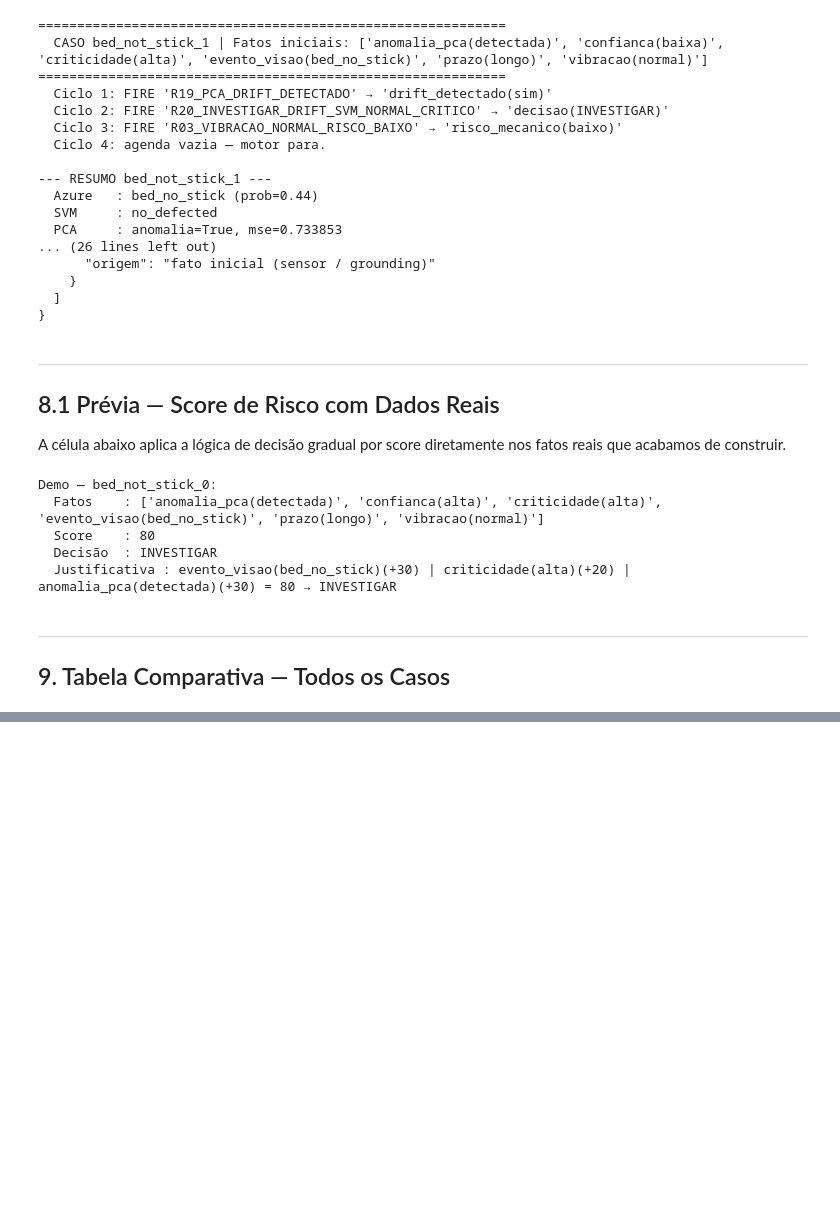
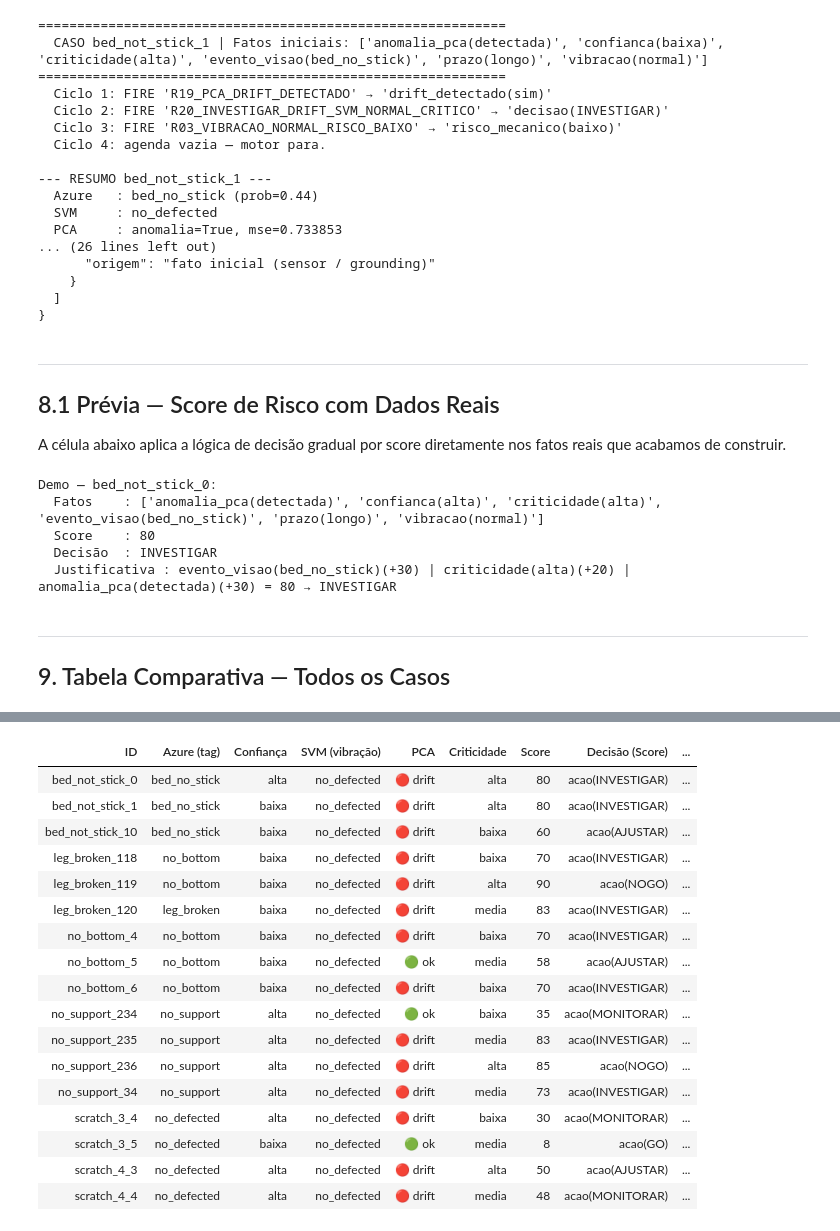
Before and after one commit to Luiznunes13/Projeto_pos_IA, a Jupyter notebook: Aula_6_Integracao_Outputs_IA_SBC_Laboratório_atualizado.ipynb, the cells around one changed output, grey strips where cells are left out. Saved outputs shown, nothing was run; the diff lists cells and outputs as text; code cells hidden in the pictures; blank space fills up the shorter version.

```diff
--- a/Aula_6_Integracao_Outputs_IA_SBC_Laboratório_atualizado.ipynb
+++ b/Aula_6_Integracao_Outputs_IA_SBC_Laboratório_atualizado.ipynb
@@ -1666,0 +1819,68 @@ do Azure é exatamente o trabalho do projeto final.
+# %%
+# ============================================================
+# TABELA COMPARATIVA INTEGRADA — Motor (37 regras) vs Score
+# Mesma estrutura visual da tabela anterior, agora com motor integrado.
+# ============================================================
+
+linhas_integradas = []
+for item in IMAGENS:
+    pid = item['id']
+    eng_int, res_int, sc_val, sc_acao = rodar_motor_integrado(pid, verbose=False)
+    out = OUTPUTS_BRUTOS[pid]
+    ctx = df_contexto.loc[pid].to_dict()
+    prob = out['azure']['probabilidade']
+
+    pca_info = out.get('pca', {})
+    pca_str  = '🔴 drift' if pca_info.get('anomalia', False) else '🟢 ok'
+
+    # Justificativa do score (para referência)
+    _, _, justif = calcular_score(list(FATOS_REAIS[pid]), confianca_num=prob)
+
+    linhas_integradas.append({
+        'ID':                    pid,
+        'Azure (tag)':           out['azure']['tag'],
+        'Confiança':             'alta' if prob >= LIMITES['confianca_alta'] else 'baixa',
+        'SVM (vibração)':        out['svm']['classe'],
+        'PCA':                   pca_str,
+        'Criticidade':           ctx['criticidade'],
+        'Score':                 sc_val,
+        'Decisão (Score)':       f'acao({sc_acao})',
+        'Decisão (Integrada)':   res_int['decisao'],
+        'Justificativa (Score)': justif,
+    })
+
+df_integrado = pd.DataFrame(linhas_integradas)
+
+def colorir_decisao_int(val):
+    cores = {
+        'decisao(GO)':         'background-color: #2ecc71; color: white; font-weight: bold',
+        'acao(GO)':            'background-color: #2ecc71; color: white; font-weight: bold',
+        'decisao(MONITORAR)':  'background-color: #a8e6a3; color: black; font-weight: bold',
+        'acao(MONITORAR)':     'background-color: #a8e6a3; color: black; font-weight: bold',
+        'decisao(AJUSTAR)':    'background-color: #f39c12; color: white; font-weight: bold',
+        'acao(AJUSTAR)':       'background-color: #f39c12; color: white; font-weight: bold',
+        'decisao(INVESTIGAR)': 'background-color: #e67e22; color: white; font-weight: bold',
+        'acao(INVESTIGAR)':    'background-color: #e67e22; color: white; font-weight: bold',
+        'decisao(NOGO)':       'background-color: #e74c3c; color: white; font-weight: bold',
+        'acao(NOGO)':          'background-color: #e74c3c; color: white; font-weight: bold',
+    }
+    return cores.get(val, '')
+
+display(
+    df_integrado.style
+    .map(colorir_decisao_int, subset=['Decisão (Score)', 'Decisão (Integrada)'])
+    .set_caption('Projeto Final — Motor Integrado (37 regras = 32 específicas + 5 score)')
+    .set_table_styles([
+        {'selector': 'caption', 'props': [('font-size', '16px'), ('font-weight', 'bold'), ('padding', '10px')]},
+        {'selector': 'th', 'props': [('background-color', '#2c3e50'), ('color', 'white'), ('font-size', '13px'), ('padding', '8px 12px')]},
+        {'selector': 'td', 'props': [('padding', '8px 12px'), ('font-size', '13px'), ('border-bottom', '1px solid #ddd')]},
+        {'selector': 'tr:hover', 'props': [('background-color', '#f5f5f5')]},
+    ])
+    .hide(axis='index')
+)
+
+# Comparação: quantas vezes o motor integrado e o score divergem
+divergencias = sum(1 for l in linhas_integradas if l['Decisão (Score)'] != f"acao({l['Decisão (Integrada)'].split('(')[1]}")
+print(f'\n📊 Divergências Motor Integrado vs Score: {divergencias} de {len(linhas_integradas)} peças')
+print('   (Quando divergem, a regra específica prevaleceu sobre o score)')
+# %% [output]
@@ -1666,0 +1888,18 @@ do Azure é exatamente o trabalho do projeto final.
+| ID | Azure (tag) | Confiança | SVM (vibração) | PCA | Criticidade | Score | Decisão (Score) | ... |
+| bed_not_stick_0 | bed_no_stick | alta | no_defected | 🔴 drift | alta | 80 | acao(INVESTIGAR) | ... |
+| bed_not_stick_1 | bed_no_stick | baixa | no_defected | 🔴 drift | alta | 80 | acao(INVESTIGAR) | ... |
+| bed_not_stick_10 | bed_no_stick | baixa | no_defected | 🔴 drift | baixa | 60 | acao(AJUSTAR) | ... |
+| leg_broken_118 | no_bottom | baixa | no_defected | 🔴 drift | baixa | 70 | acao(INVESTIGAR) | ... |
+| leg_broken_119 | no_bottom | baixa | no_defected | 🔴 drift | alta | 90 | acao(NOGO) | ... |
+| leg_broken_120 | leg_broken | baixa | no_defected | 🔴 drift | media | 83 | acao(INVESTIGAR) | ... |
+| no_bottom_4 | no_bottom | baixa | no_defected | 🔴 drift | baixa | 70 | acao(INVESTIGAR) | ... |
+| no_bottom_5 | no_bottom | baixa | no_defected | 🟢 ok | media | 58 | acao(AJUSTAR) | ... |
+| no_bottom_6 | no_bottom | baixa | no_defected | 🔴 drift | baixa | 70 | acao(INVESTIGAR) | ... |
+| no_support_234 | no_support | alta | no_defected | 🟢 ok | baixa | 35 | acao(MONITORAR) | ... |
+| no_support_235 | no_support | alta | no_defected | 🔴 drift | media | 83 | acao(INVESTIGAR) | ... |
+| no_support_236 | no_support | alta | no_defected | 🔴 drift | alta | 85 | acao(NOGO) | ... |
+| no_support_34 | no_support | alta | no_defected | 🔴 drift | media | 73 | acao(INVESTIGAR) | ... |
+| scratch_3_4 | no_defected | alta | no_defected | 🔴 drift | baixa | 30 | acao(MONITORAR) | ... |
+| scratch_3_5 | no_defected | baixa | no_defected | 🟢 ok | media | 8 | acao(GO) | ... |
+| scratch_4_3 | no_defected | alta | no_defected | 🔴 drift | alta | 50 | acao(AJUSTAR) | ... |
+| scratch_4_4 | no_defected | alta | no_defected | 🔴 drift | media | 48 | acao(MONITORAR) | ... |
```
Also changed, not shown: parts of 13 cells of this notebook.
